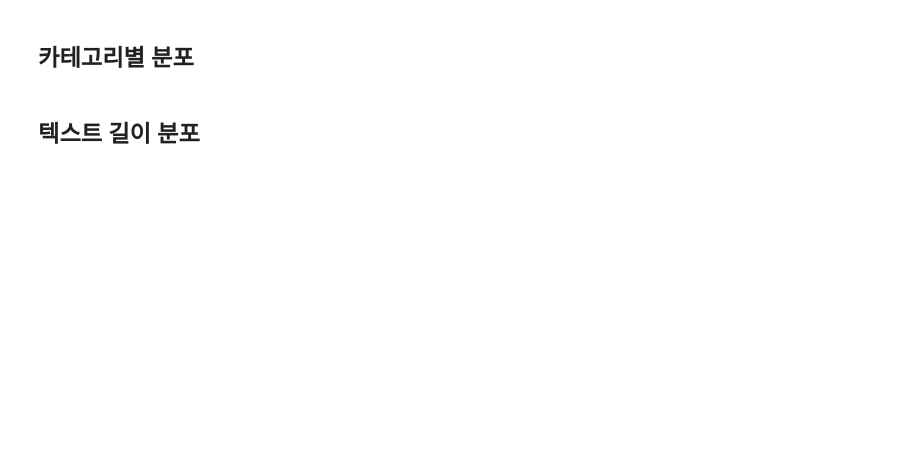
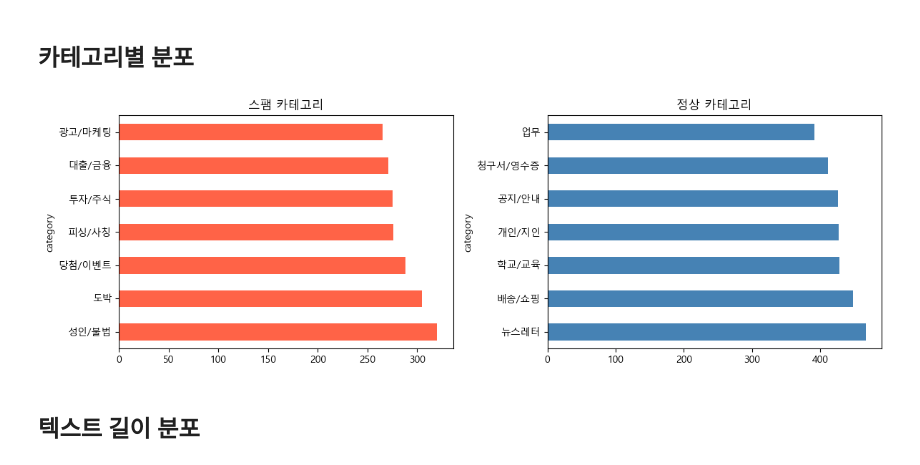
Before and after one commit to 3xnor/IHateThis, a Jupyter notebook: notebooks/01_data_exploration.ipynb, the cells around one changed output. Cells and saved outputs as stored; diff of their text form; code cells hidden in the pictures; blank space fills up the shorter version.

```diff
--- a/notebooks/01_data_exploration.ipynb
+++ b/notebooks/01_data_exploration.ipynb
@@ -32,19 +59,21 @@ plt.show()
 # %% [markdown]
 ## 카테고리별 분포
 # %%
-spam_df = df[df['label'] == 1]
-ham_df  = df[df['label'] == 0]
+spam_df = df[df['label'] == 'spam']
+ham_df  = df[df['label'] == 'ham']
 
 fig, axes = plt.subplots(1, 2, figsize=(12, 4))
 
 spam_df['category'].value_counts().plot(kind='barh', ax=axes[0], color='tomato')
 axes[0].set_title('스팸 카테고리')
 
 ham_df['category'].value_counts().plot(kind='barh', ax=axes[1], color='steelblue')
 axes[1].set_title('정상 카테고리')
 
 plt.tight_layout()
 plt.show()
+# %% [output]
+[figure, added]
 # %% [markdown]
 ## 텍스트 길이 분포
 # %%
```
Also changed, not shown: parts of 5 cells of this notebook, 1 other file.
